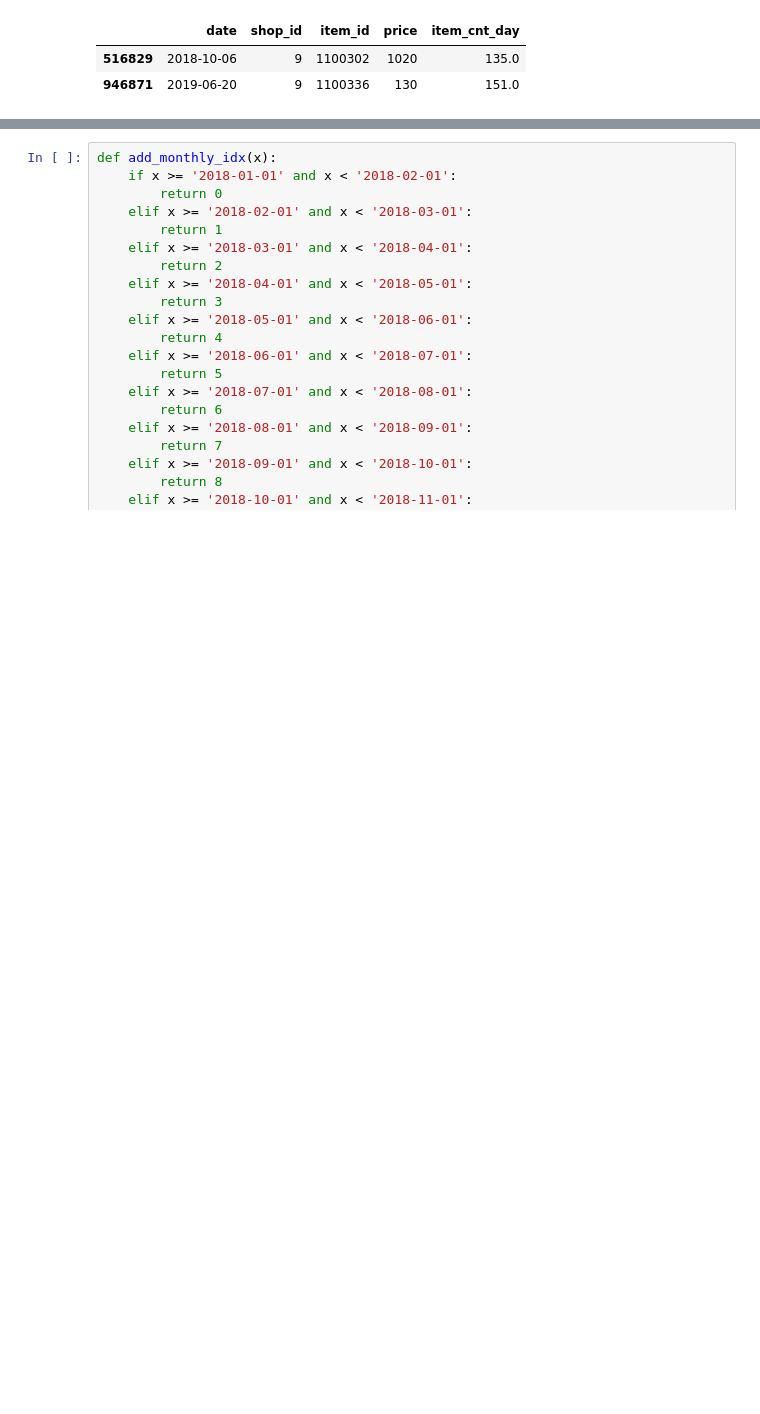
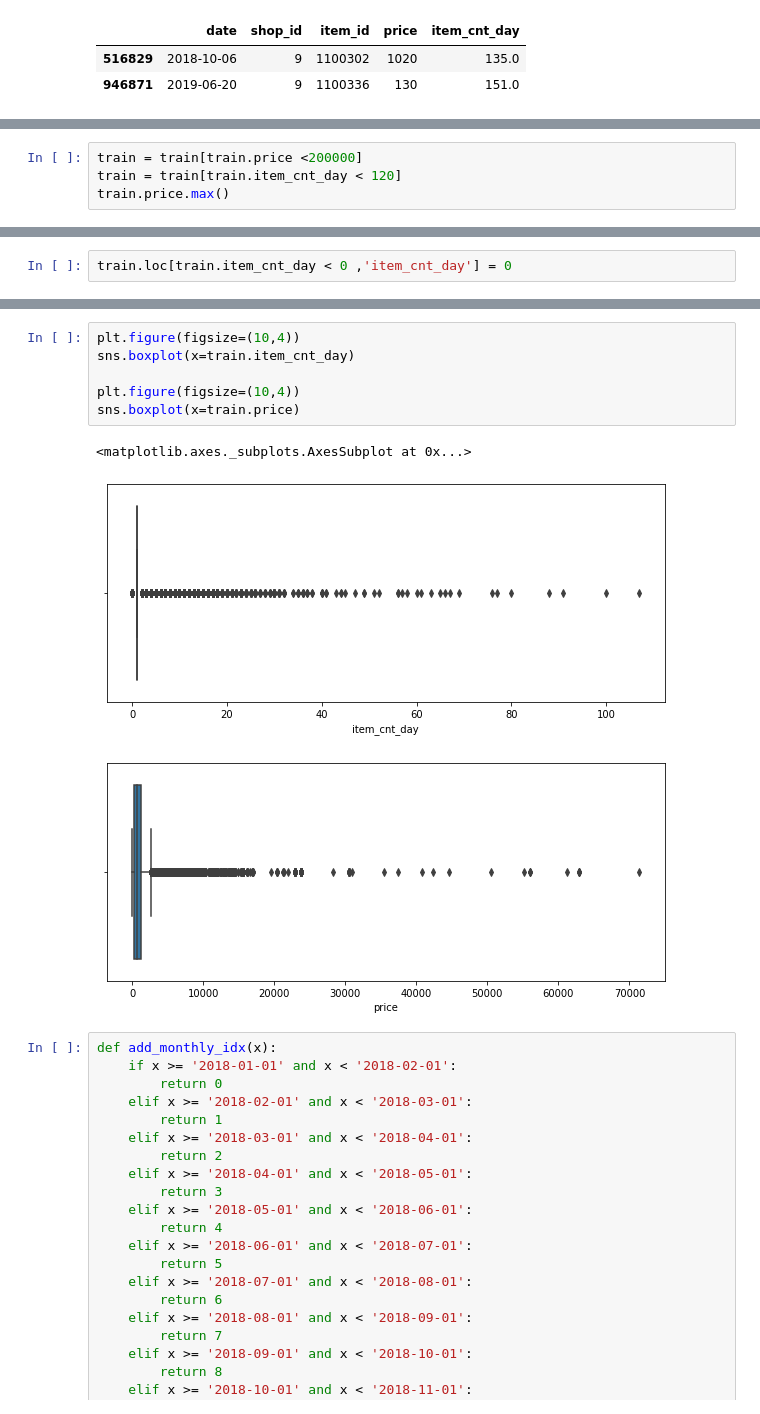
Before and after one commit to ducksfrogs/AIQuest, a Jupyter notebook: jup/pbl01_second.ipynb, the cells around one changed output, grey strips where cells are left out. Cells and saved outputs as stored; diff of their text form; blank space fills up the shorter version.

```diff
--- a/jup/pbl01_second.ipynb
+++ b/jup/pbl01_second.ipynb
@@ -58,0 +47,4 @@ train[train.item_cnt_day < 0]
+# %%
+train = train[train.price <200000]
+train = train[train.item_cnt_day < 120]
+train.price.max()
@@ -58,0 +53,2 @@ train[train.item_cnt_day < 0]
+# %%
+train.loc[train.item_cnt_day < 0 ,'item_cnt_day'] = 0
@@ -75,3 +61,13 @@ item_cat
+# %%
+plt.figure(figsize=(10,4))
+sns.boxplot(x=train.item_cnt_day)
+
+plt.figure(figsize=(10,4))
+sns.boxplot(x=train.price)
+# %% [output]
+<matplotlib.axes._subplots.AxesSubplot at 0x...>
+[figure, added]
+[figure, added]
 # %%
 def add_monthly_idx(x):
     if x >= '2018-01-01' and x < '2018-02-01':
```
Also changed, not shown: parts of 5 cells of this notebook, 1 other file.
